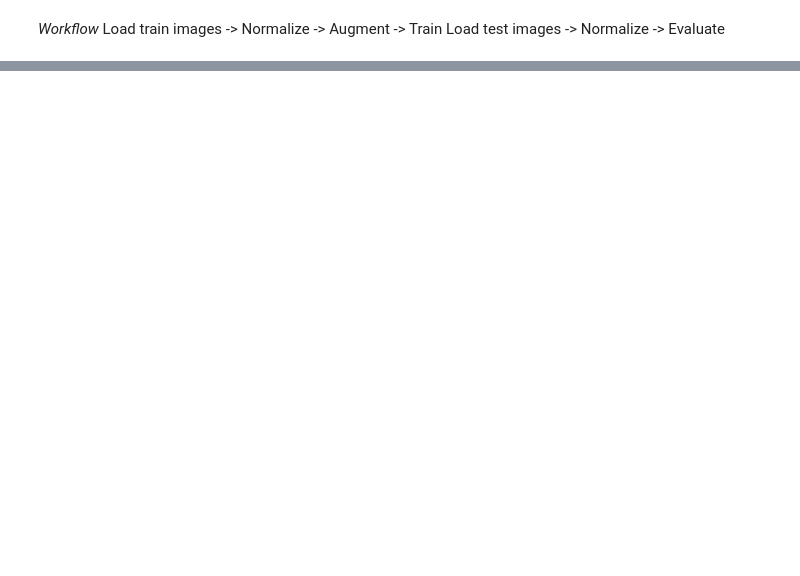
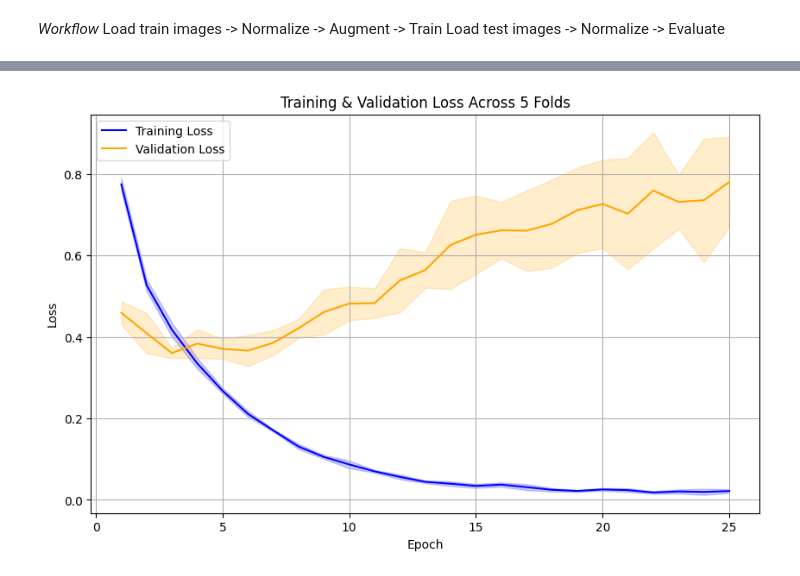
Before and after one commit to AweleChizim/aocdml, a Jupyter notebook: ocdml.ipynb, the cells around one changed output, grey strips where cells are left out. Drawn from its saved outputs; the diff is of its cells as text; code cells hidden in the pictures; blank space fills up the shorter version.

```diff
--- a/ocdml.ipynb
+++ b/ocdml.ipynb
@@ -77,0 +405,44 @@ print(X_train.min(), X_train.max())
+# %%
+# Training Loss and Validation Loss Plotting
+train_loss_folds = [
+    [0.7787, 0.5341, 0.4309, 0.3517, 0.2775, 0.2201, 0.1754, 0.1372, 0.1123, 0.1032, 0.0757, 0.0581, 0.0465, 0.0479, 0.0326, 0.0337, 0.0282, 0.03, 0.0256, 0.0293, 0.0267, 0.0132, 0.0267, 0.0315, 0.0251], # Fold 1
+    [0.7802, 0.5454, 0.4323, 0.3431, 0.27, 0.2093, 0.1692, 0.1354, 0.1026, 0.086, 0.0723, 0.0556, 0.046, 0.041, 0.0338, 0.0434, 0.0454, 0.0211, 0.0192, 0.0251, 0.0233, 0.0222, 0.0187, 0.0182, 0.0242], # Fold 2
+    [0.7901, 0.5229, 0.3993, 0.3221, 0.2601, 0.1993, 0.1658, 0.1195, 0.103, 0.074, 0.0676, 0.0478, 0.0381, 0.0309, 0.0264, 0.0292, 0.0297, 0.0206, 0.0242, 0.0204, 0.0177, 0.0164, 0.0121, 0.0097, 0.0245], # Fold 3
+    [0.7438, 0.502, 0.3937, 0.3172, 0.2597, 0.2097, 0.1698, 0.1282, 0.0994, 0.085, 0.0663, 0.0544, 0.043, 0.0365, 0.0409, 0.0382, 0.0246, 0.0223, 0.0196, 0.0291, 0.021, 0.0169, 0.0205, 0.0149, 0.0215], # Fold 4
+    [0.782, 0.531, 0.4323, 0.3407, 0.2716, 0.2175, 0.1723, 0.1341, 0.1095, 0.0862, 0.0677, 0.0657, 0.0476, 0.0417, 0.0374, 0.0423, 0.0279, 0.0295, 0.0206, 0.0239, 0.0306, 0.0217, 0.025, 0.0233, 0.0128], # Fold 5
+]
+
+val_loss_folds = [
+    [0.4375, 0.3512, 0.3695, 0.3258, 0.3709, 0.3404, 0.3678, 0.4336, 0.4583, 0.4818, 0.4965, 0.5186, 0.5493, 0.5577, 0.6377, 0.6339, 0.6152, 0.6147, 0.7044, 0.7124, 0.6767, 0.7429, 0.7249, 0.6693, 0.6874], # Fold 1
+    [0.47, 0.458, 0.3472, 0.3807, 0.4014, 0.3652, 0.3604, 0.4121, 0.4238, 0.4795, 0.4329, 0.4292, 0.5411, 0.4745, 0.5107, 0.5595, 0.4973, 0.5317, 0.5505, 0.5704, 0.5479, 0.5877, 0.6271, 0.5144, 0.6941], # Fold 2
+    [0.4639, 0.3881, 0.3429, 0.3862, 0.3571, 0.3672, 0.3807, 0.393, 0.4485, 0.4528, 0.4722, 0.583, 0.5439, 0.6153, 0.5918, 0.672, 0.6794, 0.722, 0.7812, 0.7375, 0.7091, 0.7592, 0.7593, 0.738, 0.8356], # Fold 3
+    [0.5033, 0.477, 0.3754, 0.3889, 0.3924, 0.4351, 0.4456, 0.4599, 0.567, 0.5578, 0.5436, 0.6613, 0.6516, 0.7852, 0.7662, 0.7737, 0.7819, 0.8544, 0.8587, 0.9099, 0.9538, 1.0183, 0.8319, 0.9792, 0.973], # Fold 4
+    [0.4222, 0.3717, 0.3675, 0.4374, 0.3331, 0.3247, 0.3745, 0.4084, 0.4094, 0.439, 0.471, 0.5027, 0.5367, 0.6977, 0.7496, 0.6705, 0.731, 0.6675, 0.6618, 0.703, 0.6275, 0.6901, 0.7152, 0.7785, 0.7133], # Fold 5
+]
+
+# Convert to numpy arrays for easy calculation
+train_loss_folds = np.array(train_loss_folds)
+val_loss_folds = np.array(val_loss_folds)
+
+# Compute mean and std per epoch
+train_mean = train_loss_folds.mean(axis=0)
+train_std = train_loss_folds.std(axis=0)
+val_mean = val_loss_folds.mean(axis=0)
+val_std = val_loss_folds.std(axis=0)
+
+epochs = np.arange(1, 26)
+
+# Plot with shaded std
+plt.figure(figsize=(10,6))
+plt.plot(epochs, train_mean, label='Training Loss', color='blue')
+plt.fill_between(epochs, train_mean - train_std, train_mean + train_std, color='blue', alpha=0.2)
+plt.plot(epochs, val_mean, label='Validation Loss', color='orange')
+plt.fill_between(epochs, val_mean - val_std, val_mean + val_std, color='orange', alpha=0.2)
+plt.xlabel('Epoch')
+plt.ylabel('Loss')
+plt.title('Training & Validation Loss Across 5 Folds')
+plt.legend()
+plt.grid(True)
+plt.show()
+# %% [output]
+[figure, added]
```
Also changed, not shown: parts of 14 cells of this notebook, 1 other file.
